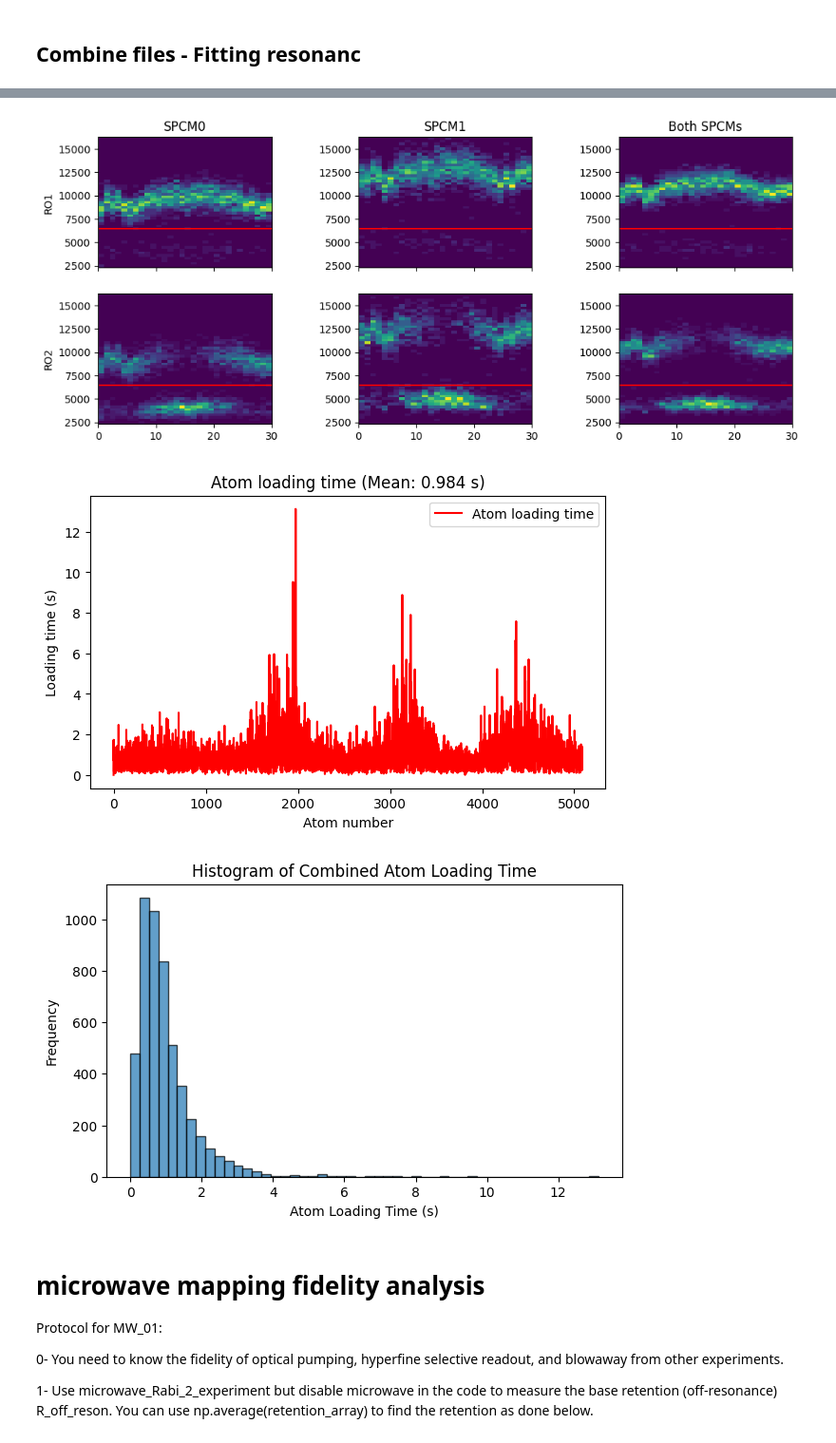
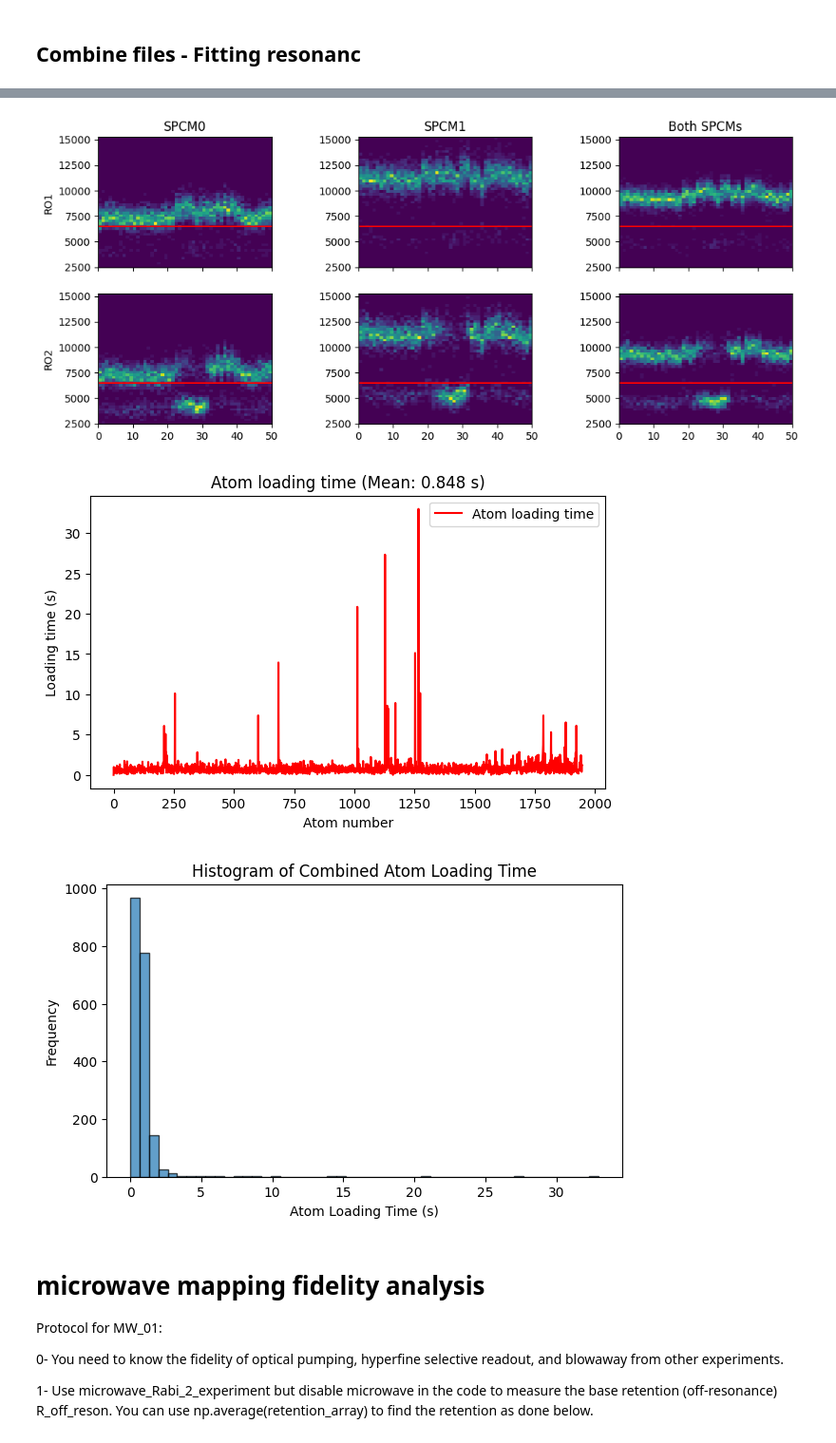
Before and after one commit to QuantumQuadrate/qn_artiq_routines, a Jupyter notebook: Analysis/Microwave analysis/Microwave_analysis_2025.ipynb, the cells around one changed output, grey strips where cells are left out. Shown at 95% size. Cells and saved outputs as stored; diff of their text form; code cells hidden in the pictures.

```diff
--- a/Analysis/Microwave analysis/Microwave_analysis_2025.ipynb
+++ b/Analysis/Microwave analysis/Microwave_analysis_2025.ipynb
@@ -2,7 +2,7 @@
 # Mapping atom analysis
 Valid for experiments from 2025-04-30 until ...
 # %%
-date_filters = ["2026-02-08","2026-02-09"]
+date_filters = ["2026-02-10"]
 
 from matplotlib import pyplot as plt
 import matplotlib as mpl
@@ -79,16 +79,16 @@ With fitting the resonance for microwave scans
 """
 # ### the file(s) to analyze:
 # file_indices = {
-#     8:'',
-#     # 53:'',
+#     79:'',
 #     # 38:'',
-#     # 36:'',
+#     # 39:'',
+#     # 40:'',
 #     # 38:'',
 #     # 38:'',
 #     # 40:'',
 # }
 
-file_indices = {i: '' for i in range(38, 46, 2)}
+file_indices = {i: '' for i in range(23, 28, 2)}
 
 compare = True # compare multiple files in the same retention and loading plots
 otsu_threshold = False # compute threshold using Otsu method instead doing it by eye. only work when require atom loading = False
@@ -423,6 +419,6 @@ center=338077682.5700±1093.0831, sigma=41992.3992±1519.2224, ampl=0.8269±0.02
-[figure, old version]
+[figure, new version]
-[figure, old version]
+[figure, new version]
-[figure, old version]
+[figure, new version]
 # %% [markdown]
 # microwave mapping fidelity analysis
 
```
Also changed, not shown: parts of 3 cells of this notebook, 4 other files.
